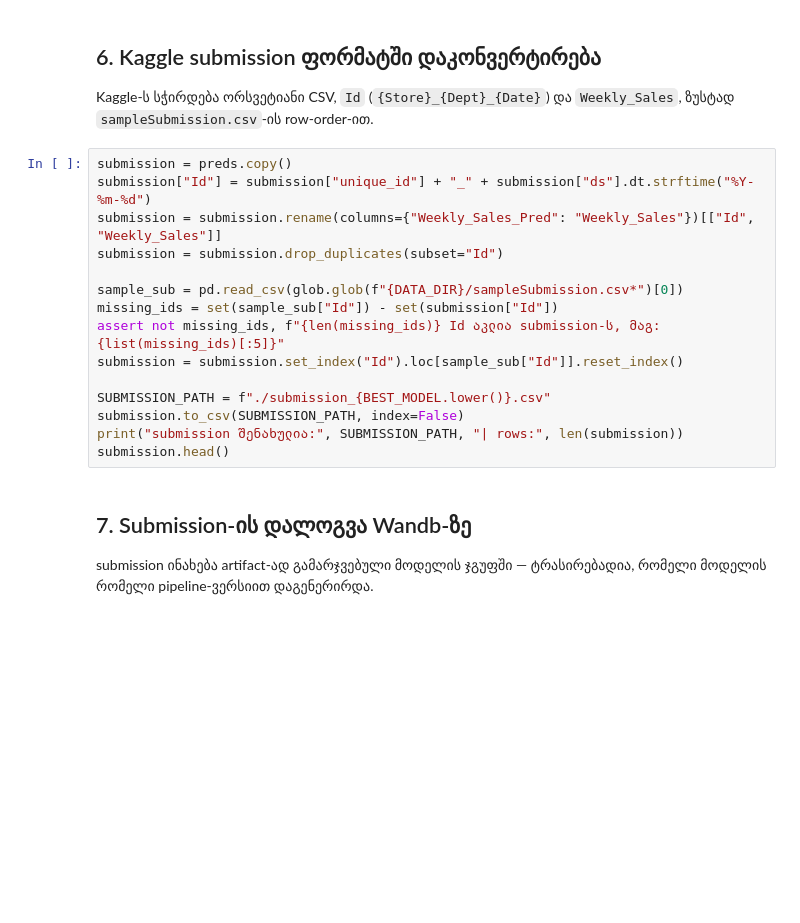
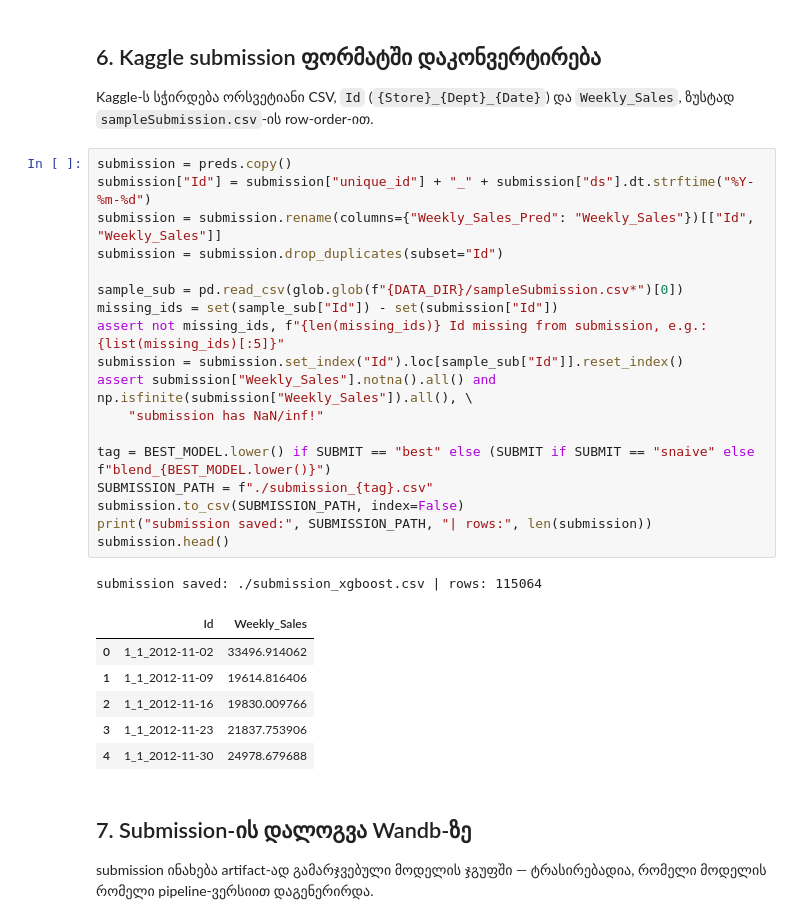
Before and after one commit to sophyrise/walmart-sales-forecasting, a Jupyter notebook: model_inference.ipynb, the cells around one changed output. Cells and saved outputs as stored; diff of their text form; blank space fills up the shorter version.

```diff
--- a/model_inference.ipynb
+++ b/model_inference.ipynb
@@ -500,18 +627,29 @@ Kaggle-ს სჭირდება ორსვეტიანი CSV, `Id` (`{
 # %%
 submission = preds.copy()
 submission["Id"] = submission["unique_id"] + "_" + submission["ds"].dt.strftime("%Y-%m-%d")
 submission = submission.rename(columns={"Weekly_Sales_Pred": "Weekly_Sales"})[["Id", "Weekly_Sales"]]
 submission = submission.drop_duplicates(subset="Id")
 
 sample_sub = pd.read_csv(glob.glob(f"{DATA_DIR}/sampleSubmission.csv*")[0])
 missing_ids = set(sample_sub["Id"]) - set(submission["Id"])
-assert not missing_ids, f"{len(missing_ids)} Id აკლია submission-ს, მაგ: {list(missing_ids)[:5]}"
+assert not missing_ids, f"{len(missing_ids)} Id missing from submission, e.g.: {list(missing_ids)[:5]}"
 submission = submission.set_index("Id").loc[sample_sub["Id"]].reset_index()
+assert submission["Weekly_Sales"].notna().all() and np.isfinite(submission["Weekly_Sales"]).all(), \
+    "submission has NaN/inf!"
 
-SUBMISSION_PATH = f"./submission_{BEST_MODEL.lower()}.csv"
+tag = BEST_MODEL.lower() if SUBMIT == "best" else (SUBMIT if SUBMIT == "snaive" else f"blend_{BEST_MODEL.lower()}")
+SUBMISSION_PATH = f"./submission_{tag}.csv"
 submission.to_csv(SUBMISSION_PATH, index=False)
-print("submission შენახულია:", SUBMISSION_PATH, "| rows:", len(submission))
+print("submission saved:", SUBMISSION_PATH, "| rows:", len(submission))
 submission.head()
+# %% [output]
+submission saved: ./submission_xgboost.csv | rows: 115064
+|  | Id | Weekly_Sales |
+| 0 | 1_1_2012-11-02 | 33496.914062 |
+| 1 | 1_1_2012-11-09 | 19614.816406 |
+| 2 | 1_1_2012-11-16 | 19830.009766 |
+| 3 | 1_1_2012-11-23 | 21837.753906 |
+| 4 | 1_1_2012-11-30 | 24978.679688 |
 # %% [markdown]
 ## 7. Submission-ის დალოგვა Wandb-ზე
 
```
Also changed, not shown: parts of 9 cells of this notebook.
